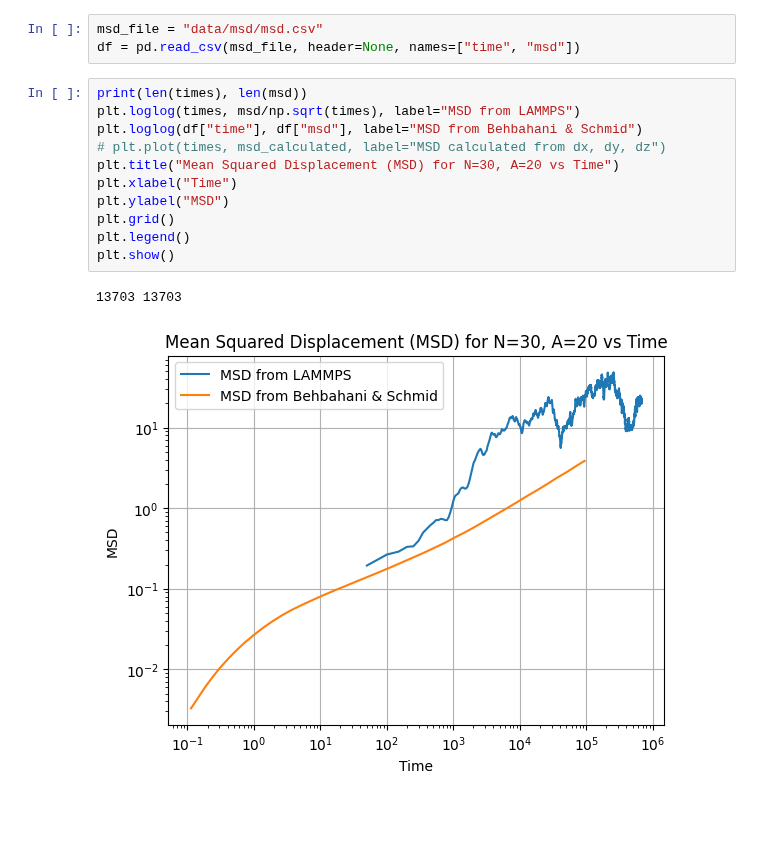
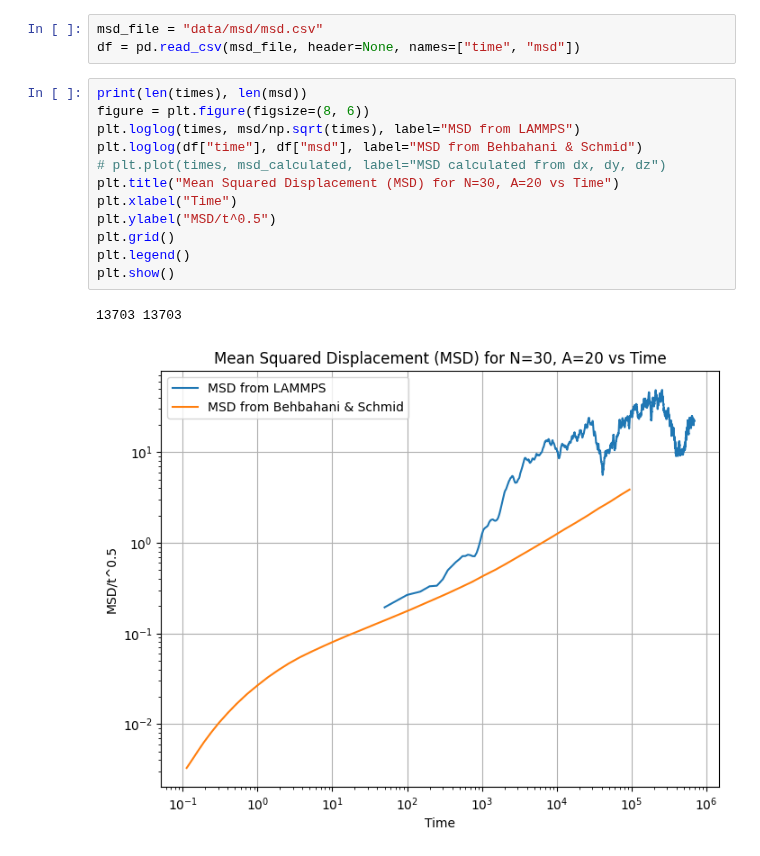
Before and after one commit to anotherbeaver/amine_polymers, a Jupyter notebook: bond_lifetime.ipynb, the cells around one changed output. Drawn from its saved outputs; the diff is of its cells as text; blank space fills up the shorter version.

```diff
--- a/bond_lifetime.ipynb
+++ b/bond_lifetime.ipynb
@@ -57,15 +57,16 @@ msd_file = "data/msd/msd.csv"
 df = pd.read_csv(msd_file, header=None, names=["time", "msd"])
 # %%
 print(len(times), len(msd))
+figure = plt.figure(figsize=(8, 6))
 plt.loglog(times, msd/np.sqrt(times), label="MSD from LAMMPS")
 plt.loglog(df["time"], df["msd"], label="MSD from Behbahani & Schmid")
 # plt.plot(times, msd_calculated, label="MSD calculated from dx, dy, dz")
 plt.title("Mean Squared Displacement (MSD) for N=30, A=20 vs Time")
 plt.xlabel("Time")
-plt.ylabel("MSD")
+plt.ylabel("MSD/t^0.5")
 plt.grid()
 plt.legend()
 plt.show()
 # %% [output]
 13703 13703
-[figure, old version]
+[figure, new version]
```
Also changed, not shown: 1 other file.
